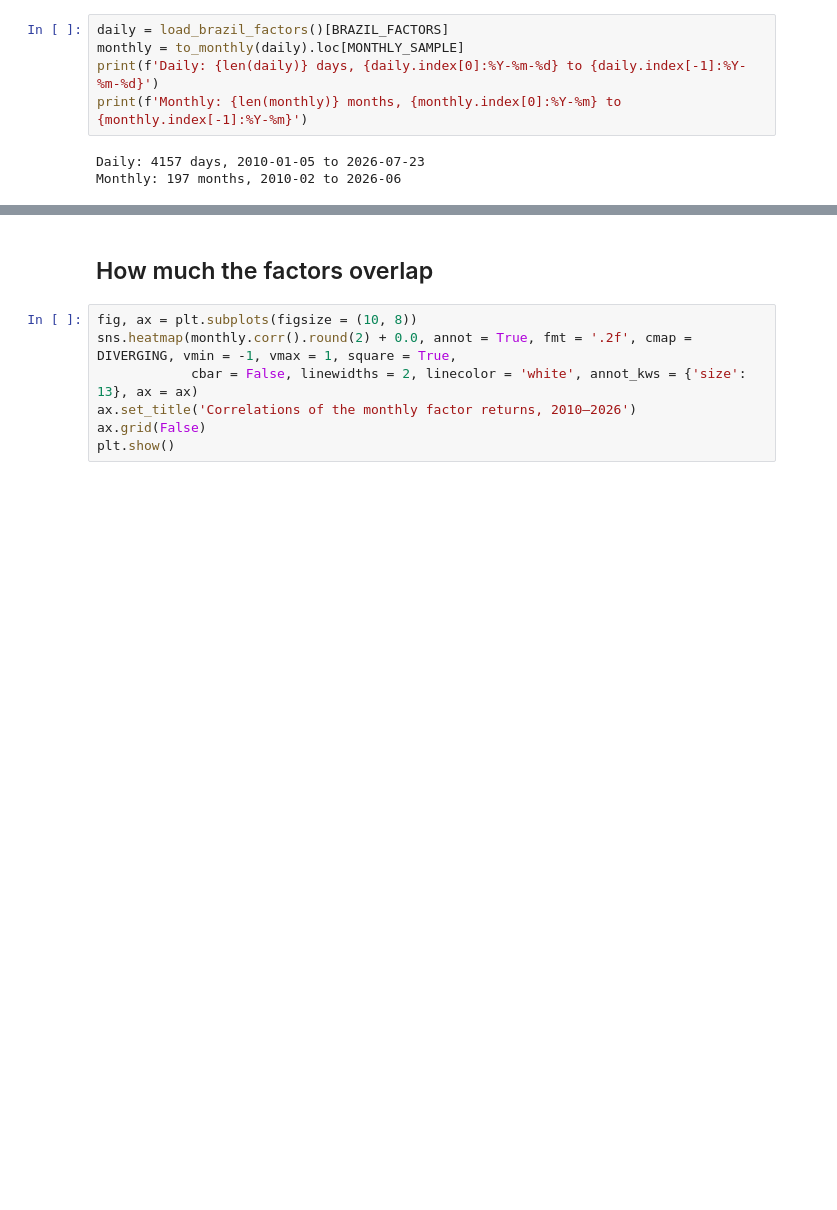
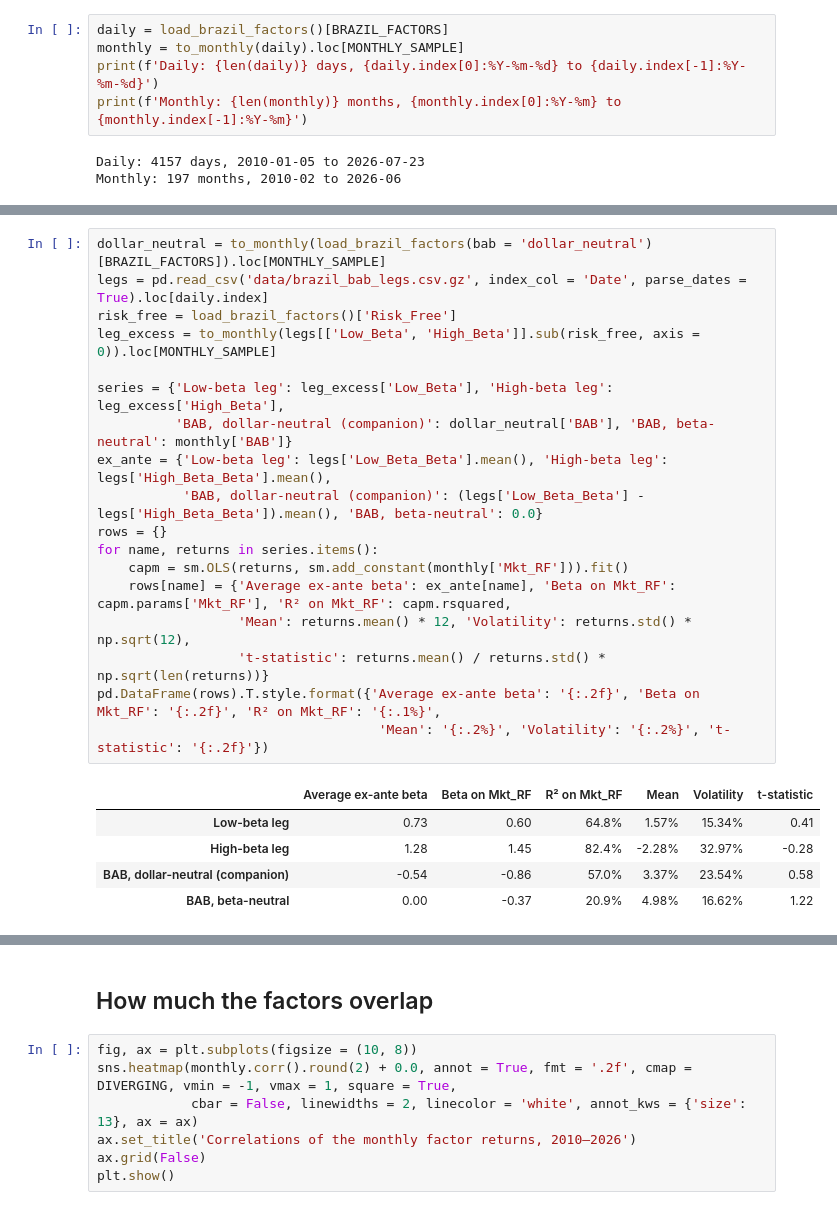
Before and after one commit to pedroandion/orthogonal-factors-brazil, a Jupyter notebook: 02_brazil_factors.ipynb, the cells around one changed output, grey strips where cells are left out. Drawn from its saved outputs; the diff is of its cells as text; blank space fills up the shorter version.

```diff
--- a/02_brazil_factors.ipynb
+++ b/02_brazil_factors.ipynb
@@ -49,0 +55,24 @@ Monthly: 197 months, 2010-02 to 2026-06
+# %%
+dollar_neutral = to_monthly(load_brazil_factors(bab = 'dollar_neutral')[BRAZIL_FACTORS]).loc[MONTHLY_SAMPLE]
+legs = pd.read_csv('data/brazil_bab_legs.csv.gz', index_col = 'Date', parse_dates = True).loc[daily.index]
+risk_free = load_brazil_factors()['Risk_Free']
+leg_excess = to_monthly(legs[['Low_Beta', 'High_Beta']].sub(risk_free, axis = 0)).loc[MONTHLY_SAMPLE]
+
+series = {'Low-beta leg': leg_excess['Low_Beta'], 'High-beta leg': leg_excess['High_Beta'],
+          'BAB, dollar-neutral (companion)': dollar_neutral['BAB'], 'BAB, beta-neutral': monthly['BAB']}
+ex_ante = {'Low-beta leg': legs['Low_Beta_Beta'].mean(), 'High-beta leg': legs['High_Beta_Beta'].mean(),
+           'BAB, dollar-neutral (companion)': (legs['Low_Beta_Beta'] - legs['High_Beta_Beta']).mean(), 'BAB, beta-neutral': 0.0}
+rows = {}
+for name, returns in series.items():
+    capm = sm.OLS(returns, sm.add_constant(monthly['Mkt_RF'])).fit()
+    rows[name] = {'Average ex-ante beta': ex_ante[name], 'Beta on Mkt_RF': capm.params['Mkt_RF'], 'R² on Mkt_RF': capm.rsquared,
+                  'Mean': returns.mean() * 12, 'Volatility': returns.std() * np.sqrt(12),
+                  't-statistic': returns.mean() / returns.std() * np.sqrt(len(returns))}
+pd.DataFrame(rows).T.style.format({'Average ex-ante beta': '{:.2f}', 'Beta on Mkt_RF': '{:.2f}', 'R² on Mkt_RF': '{:.1%}',
+                                    'Mean': '{:.2%}', 'Volatility': '{:.2%}', 't-statistic': '{:.2f}'})
+# %% [output]
+|  | Average ex-ante beta | Beta on Mkt_RF | R² on Mkt_RF | Mean | Volatility | t-statistic |
+| Low-beta leg | 0.73 | 0.60 | 64.8% | 1.57% | 15.34% | 0.41 |
+| High-beta leg | 1.28 | 1.45 | 82.4% | -2.28% | 32.97% | -0.28 |
+| BAB, dollar-neutral (companion) | -0.54 | -0.86 | 57.0% | 3.37% | 23.54% | 0.58 |
+| BAB, beta-neutral | 0.00 | -0.37 | 20.9% | 4.98% | 16.62% | 1.22 |
```
Also changed, not shown: parts of 22 cells of this notebook, 2 other files.
